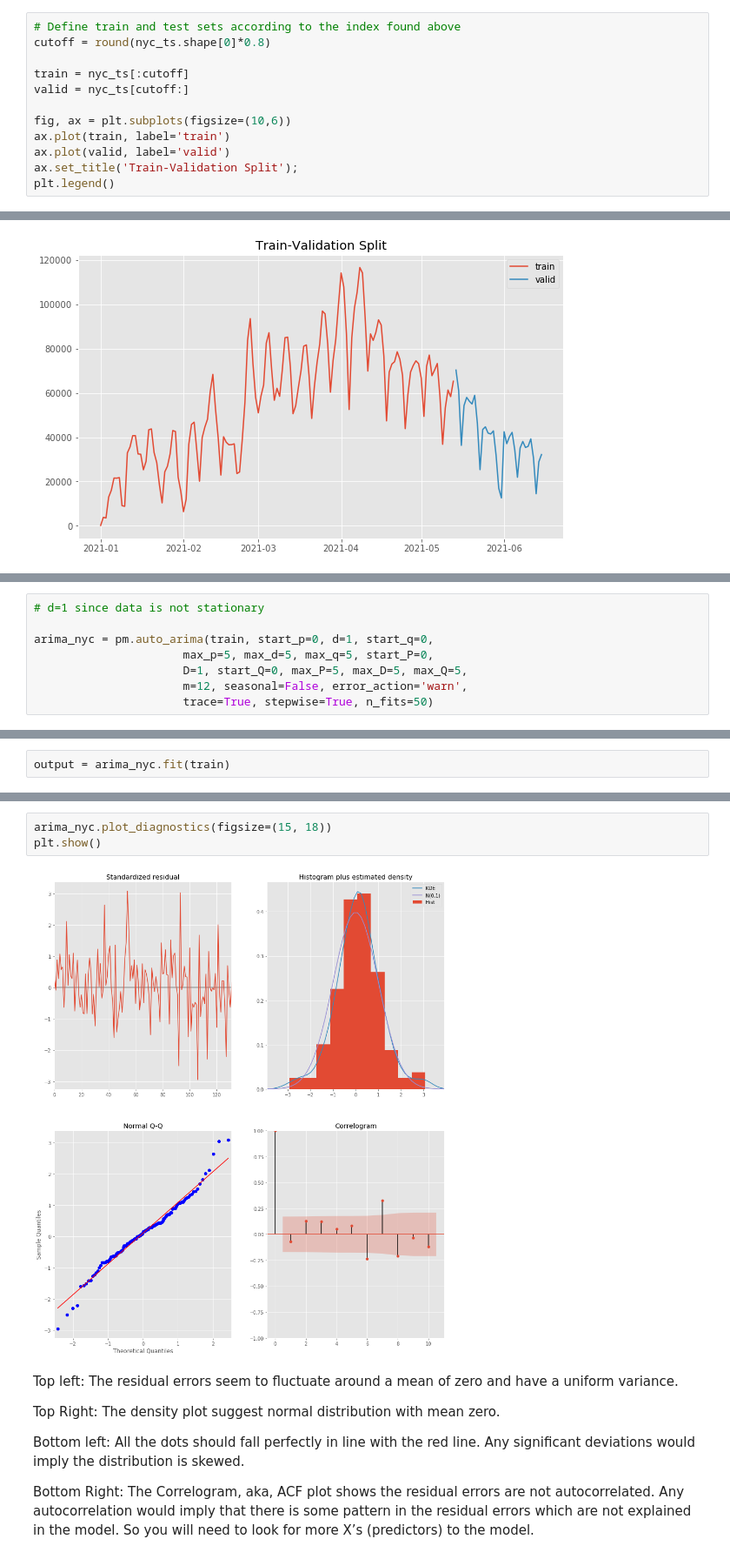
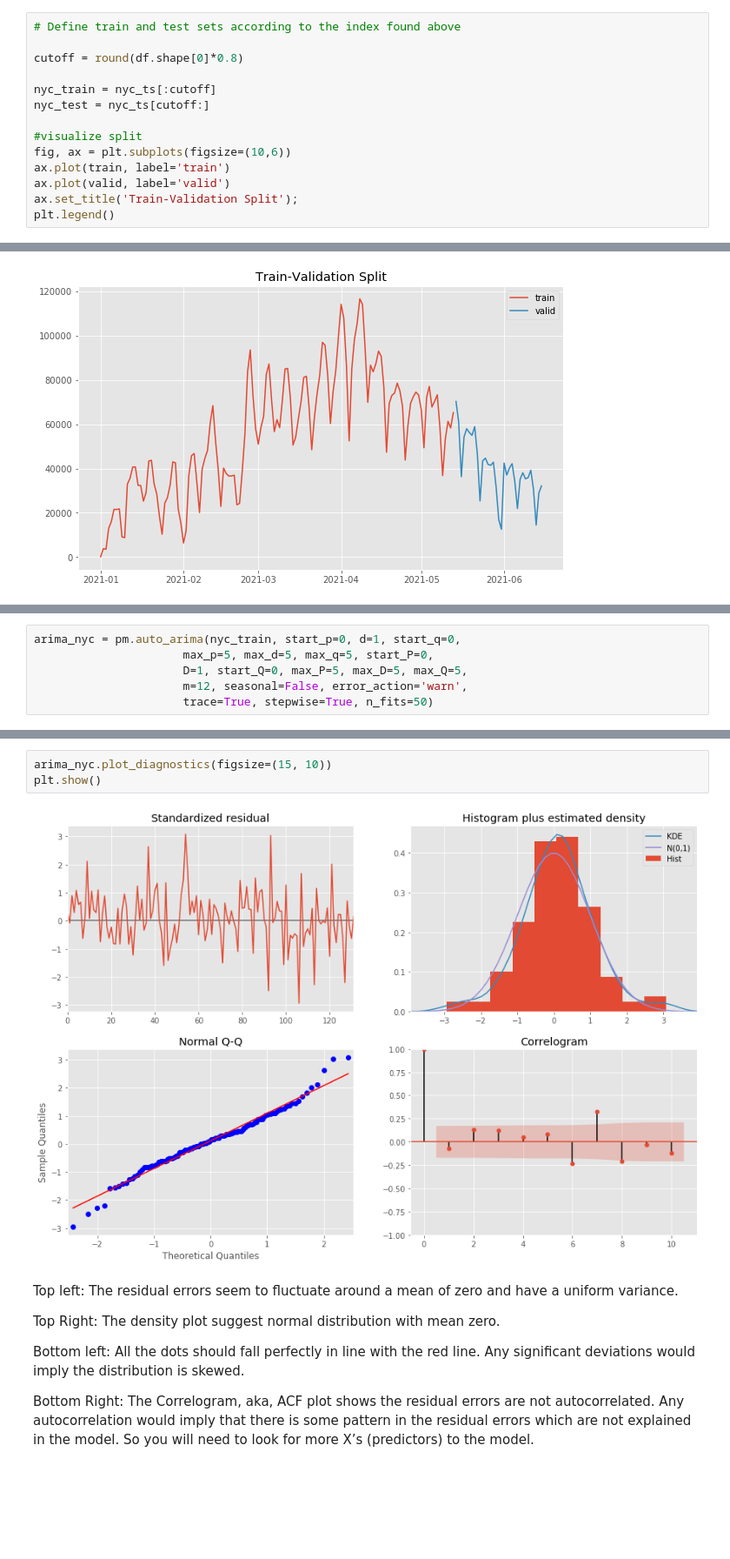
Before and after one commit to christisarv/2021-covid-vaccine-analysis, a Jupyter notebook: Vaccinantion Records Analysis.ipynb, the cells around one changed output, grey strips where cells are left out. Shown at 87% size. Cells and saved outputs as stored; diff of their text form; blank space fills up the shorter version.

```diff
--- a/Vaccinantion Records Analysis.ipynb
+++ b/Vaccinantion Records Analysis.ipynb
@@ -314,10 +317,12 @@ https://machinelearningmastery.com/gentle-introduction-autocorrelation-partial-a
 # %%
 # Define train and test sets according to the index found above
-cutoff = round(nyc_ts.shape[0]*0.8)
 
-train = nyc_ts[:cutoff]
-valid = nyc_ts[cutoff:]
+cutoff = round(df.shape[0]*0.8)
 
+nyc_train = nyc_ts[:cutoff]
+nyc_test = nyc_ts[cutoff:]
+
+#visualize split
 fig, ax = plt.subplots(figsize=(10,6))
 ax.plot(train, label='train')
 ax.plot(valid, label='valid')
@@ -331,7 +338,5 @@ all featrues have p values > than 0.05 so we can consider them significant
 # %%
-# d=1 since data is not stationary
-
-arima_nyc = pm.auto_arima(train, start_p=0, d=1, start_q=0,
+arima_nyc = pm.auto_arima(nyc_train, start_p=0, d=1, start_q=0,
                       max_p=5, max_d=5, max_q=5, start_P=0,
                       D=1, start_Q=0, max_P=5, max_D=5, max_Q=5,
                       m=12, seasonal=False, error_action='warn',
@@ -357,2 +361,0 @@ Total fit time: 1.943 seconds
-# %%
-output = arima_nyc.fit(train)
@@ -400,8 +383,8 @@ rmse
 # %%
-arima_nyc.plot_diagnostics(figsize=(15, 18))
+arima_nyc.plot_diagnostics(figsize=(15, 10))
 plt.show()
 # %% [output]
-[figure, old version]
+[figure, new version]
 # %% [markdown]
 Top left: The residual errors seem to fluctuate around a mean of zero and have a uniform variance.
 
```
Also changed, not shown: parts of 48 cells of this notebook, 5 other files.
